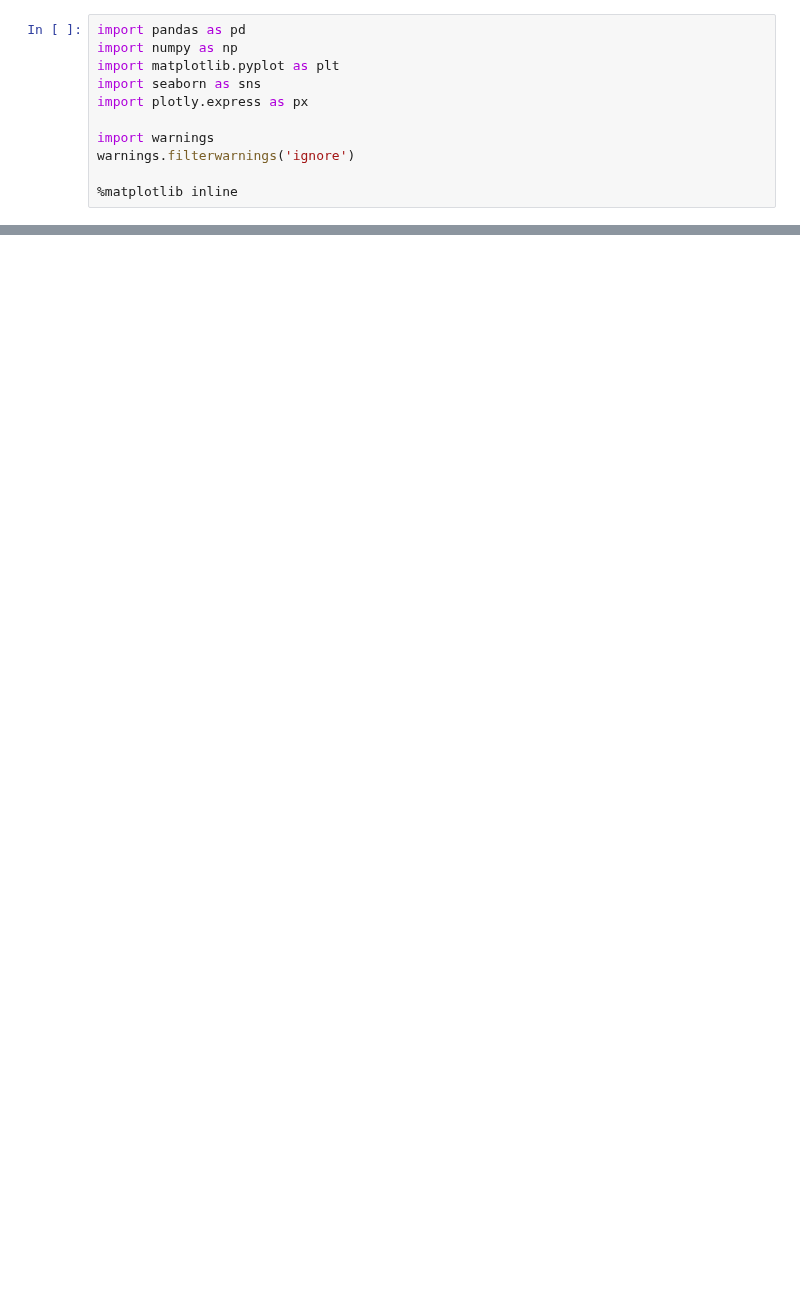
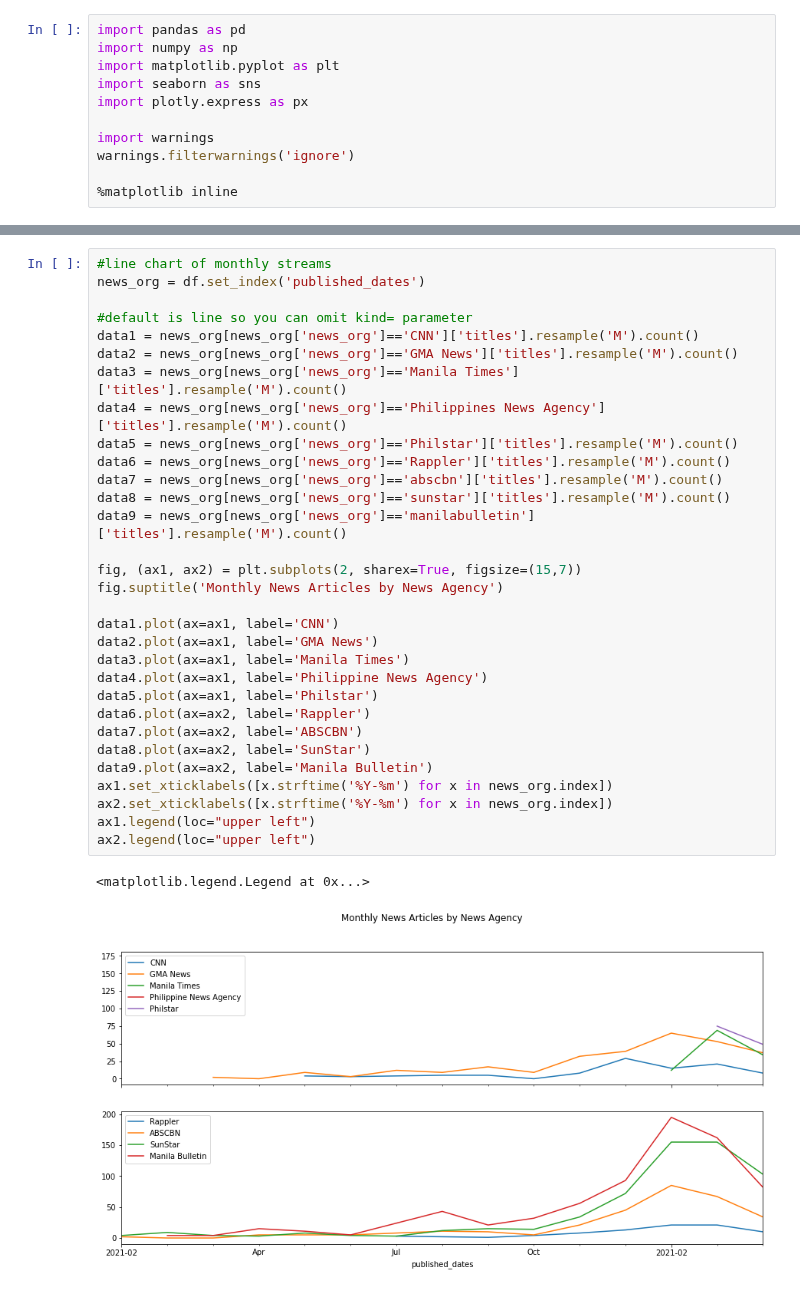
Before and after one commit to babybunso/team-sasa, a Jupyter notebook: sprint4project/2_visualizations.ipynb, the cells around one changed output, grey strips where cells are left out. Cells and saved outputs as stored; diff of their text form; blank space fills up the shorter version.

```diff
--- a/sprint4project/2_visualizations.ipynb
+++ b/sprint4project/2_visualizations.ipynb
@@ -44,0 +74,34 @@ memory usage: 17.0+ KB
+# %%
+#line chart of monthly streams
+news_org = df.set_index('published_dates')
+
+#default is line so you can omit kind= parameter
+data1 = news_org[news_org['news_org']=='CNN']['titles'].resample('M').count()
+data2 = news_org[news_org['news_org']=='GMA News']['titles'].resample('M').count()
+data3 = news_org[news_org['news_org']=='Manila Times']['titles'].resample('M').count()
+data4 = news_org[news_org['news_org']=='Philippines News Agency']['titles'].resample('M').count()
+data5 = news_org[news_org['news_org']=='Philstar']['titles'].resample('M').count()
+data6 = news_org[news_org['news_org']=='Rappler']['titles'].resample('M').count()
+data7 = news_org[news_org['news_org']=='abscbn']['titles'].resample('M').count()
+data8 = news_org[news_org['news_org']=='sunstar']['titles'].resample('M').count()
+data9 = news_org[news_org['news_org']=='manilabulletin']['titles'].resample('M').count()
+
+fig, (ax1, ax2) = plt.subplots(2, sharex=True, figsize=(15,7))
+fig.suptitle('Monthly News Articles by News Agency')
+
+data1.plot(ax=ax1, label='CNN')
+data2.plot(ax=ax1, label='GMA News')
+data3.plot(ax=ax1, label='Manila Times')
+data4.plot(ax=ax1, label='Philippine News Agency')
+data5.plot(ax=ax1, label='Philstar')
+data6.plot(ax=ax2, label='Rappler')
+data7.plot(ax=ax2, label='ABSCBN')
+data8.plot(ax=ax2, label='SunStar')
+data9.plot(ax=ax2, label='Manila Bulletin')
+ax1.set_xticklabels([x.strftime('%Y-%m') for x in news_org.index])
+ax2.set_xticklabels([x.strftime('%Y-%m') for x in news_org.index])
+ax1.legend(loc="upper left")
+ax2.legend(loc="upper left")
+# %% [output]
+<matplotlib.legend.Legend at 0x...>
+[figure, added]
```
Also changed, not shown: parts of 4 cells of this notebook.
